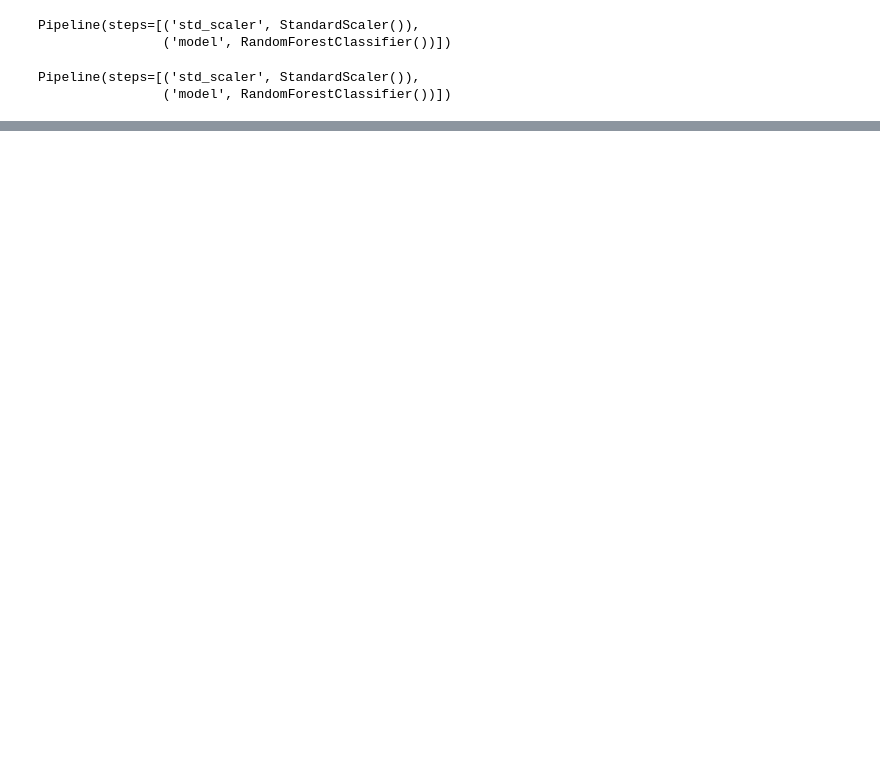
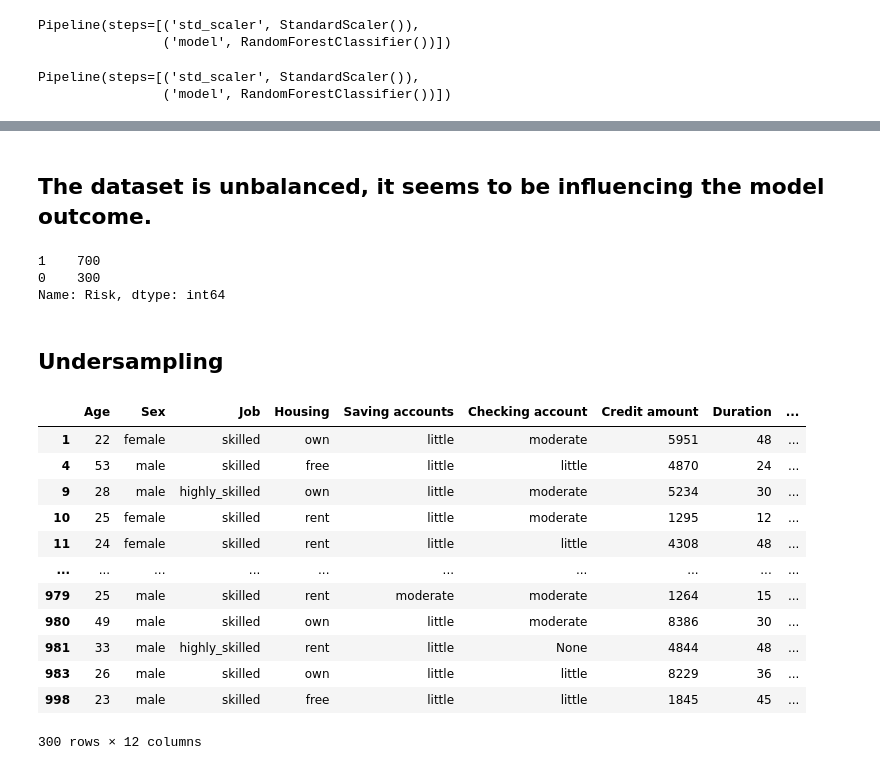
Before and after one commit to vitorkendia/projetos, a Jupyter notebook: Kaggle_Challenges/Kaggle_german_credit.ipynb, the cells around one changed output, grey strips where cells are left out. Cells and saved outputs as stored; diff of their text form; code cells hidden in the pictures; blank space fills up the shorter version.

Commit message:
German Credit data Project: ensemble, tuning and handling imbalance (Accuracy: 79%)

```diff
--- a/Kaggle_Challenges/Kaggle_german_credit.ipynb
+++ b/Kaggle_Challenges/Kaggle_german_credit.ipynb
@@ -448,0 +984,30 @@ weighted avg       0.70      0.72      0.70       300
+# %% [markdown]
+## The dataset is unbalanced, it seems to be influencing the model outcome.
+# %%
+y.value_counts()
+# %% [output]
+1    700
+0    300
+Name: Risk, dtype: int64
+# %% [markdown]
+## Undersampling
+# %%
+# Trying undersampling
+
+class1 = credit_data[credit_data['Risk']=='good']
+class0 = credit_data[credit_data['Risk']=='bad']
+class0
+# %% [output]
+|  | Age | Sex | Job | Housing | Saving accounts | Checking account | Credit amount | Duration | ... |
+| 1 | 22 | female | skilled | own | little | moderate | 5951 | 48 | ... |
+| 4 | 53 | male | skilled | free | little | little | 4870 | 24 | ... |
+| 9 | 28 | male | highly_skilled | own | little | moderate | 5234 | 30 | ... |
+| 10 | 25 | female | skilled | rent | little | moderate | 1295 | 12 | ... |
+| 11 | 24 | female | skilled | rent | little | little | 4308 | 48 | ... |
+| ... | ... | ... | ... | ... | ... | ... | ... | ... | ... |
+| 979 | 25 | male | skilled | rent | moderate | moderate | 1264 | 15 | ... |
+| 980 | 49 | male | skilled | own | little | moderate | 8386 | 30 | ... |
+| 981 | 33 | male | highly_skilled | rent | little | None | 4844 | 48 | ... |
+| 983 | 26 | male | skilled | own | little | little | 8229 | 36 | ... |
+| 998 | 23 | male | skilled | free | little | little | 1845 | 45 | ... |
+300 rows × 12 columns
```
Also changed, not shown: parts of 97 cells of this notebook.
